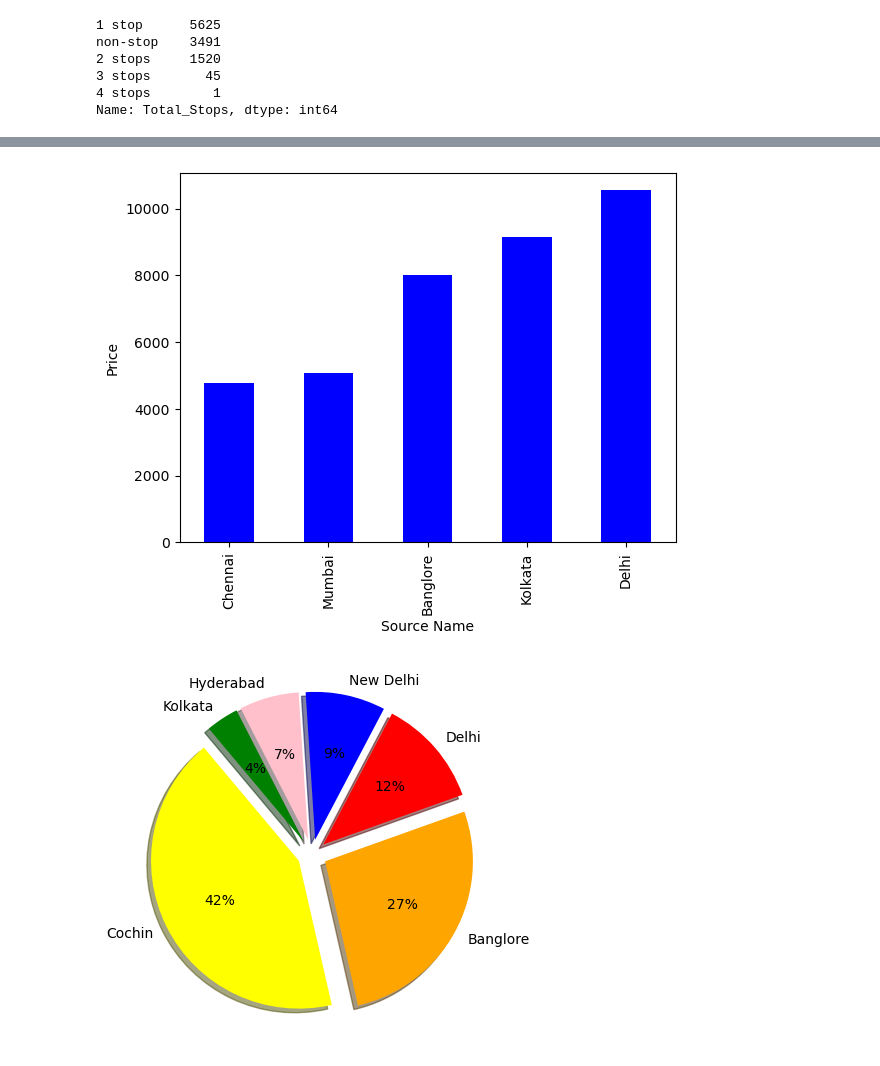
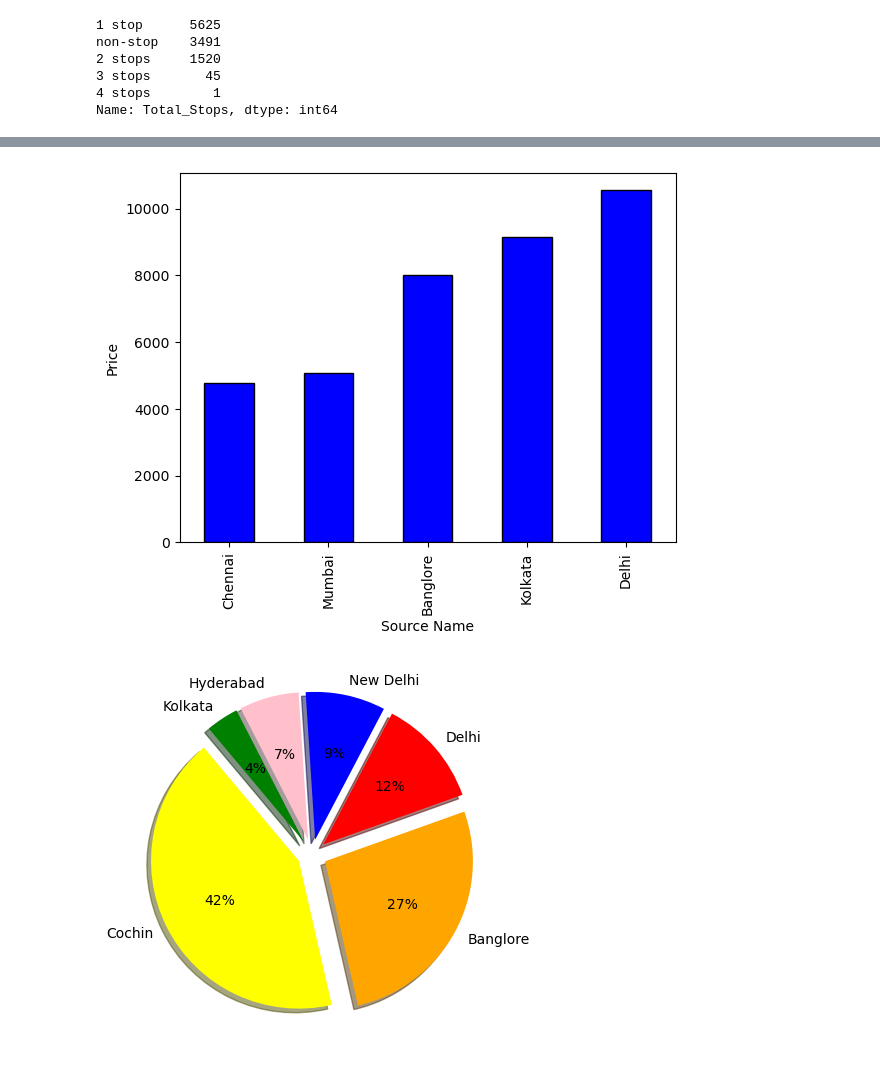
Before and after one commit to mehratif1/Flight_Price_Analysis, a Jupyter notebook: Project1Megha.ipynb, the cells around one changed output, grey strips where cells are left out. Drawn from its saved outputs; the diff is of its cells as text; code cells hidden in the pictures.

```diff
--- a/Project1Megha.ipynb
+++ b/Project1Megha.ipynb
@@ -319,10 +319,10 @@ plt.show()
 # %%
-df.groupby(['Source'])['Price'].mean().sort_values().plot(kind='bar',color='b')
+df.groupby(['Source'])['Price'].mean().sort_values().plot(kind='bar',color='b',edgecolor='black')
 plt.xlabel('Source Name')
 plt.ylabel('Price')
 plt.savefig("../project1-team1/Fig1.png")
 # %% [output]
-[figure, old version]
+[figure, new version]
 # %%
 # Labels for the sections of our pie chart
 labels = ["Cochin", "Banglore", "Delhi", "New Delhi","Hyderabad","Kolkata"]
```
Also changed, not shown: parts of 1 cell of this notebook, 1 other file.
